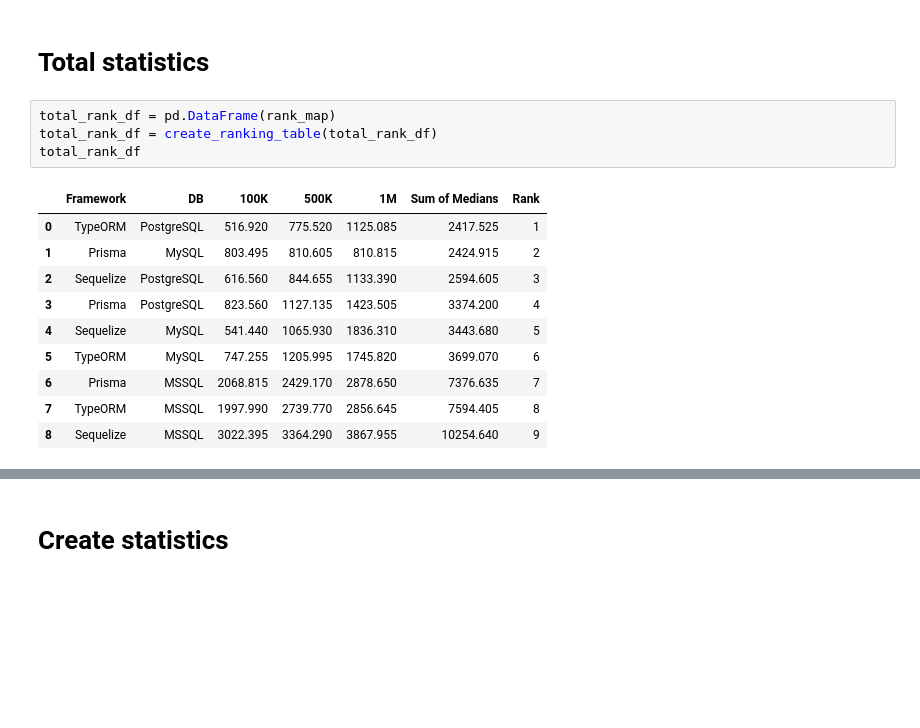
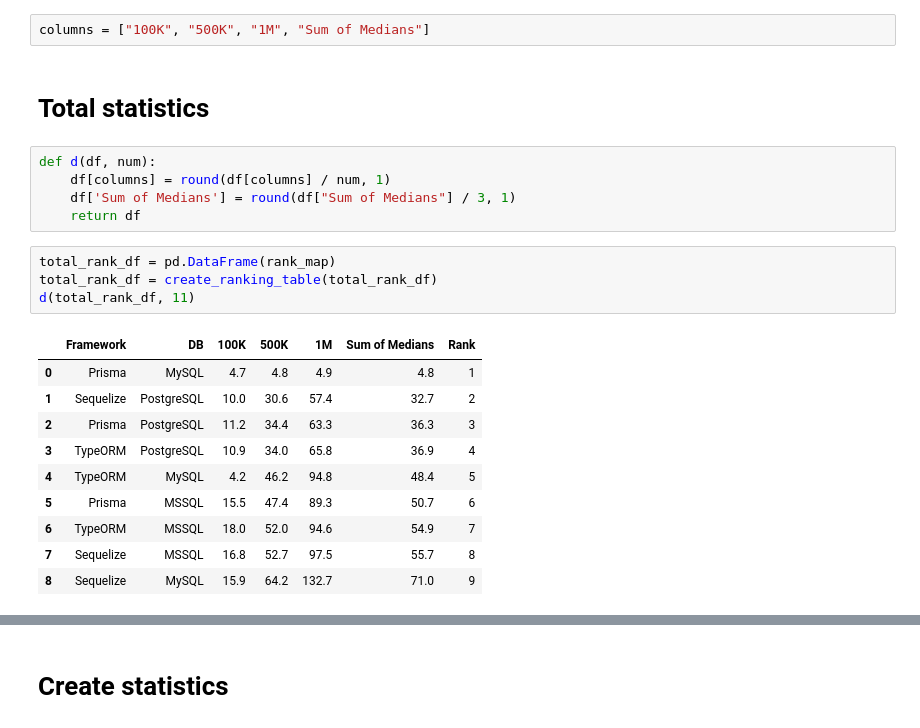
Before and after one commit to tdhoor/orm-client, a Jupyter notebook: script.ipynb, the cells around one changed output, grey strips where cells are left out. Cells and saved outputs as stored; diff of their text form; blank space fills up the shorter version.

Commit message:
updated result tables

```diff
--- a/script.ipynb
+++ b/script.ipynb
@@ -460,20 +636,27 @@ For a scientific paper I messure the performance of various ORM frameworks accro
+# %%
+columns = ["100K", "500K", "1M", "Sum of Medians"]
 # %% [markdown]
 # Total statistics
+# %%
+def d(df, num):
+    df[columns] = round(df[columns] / num, 1)
+    df['Sum of Medians'] = round(df["Sum of Medians"] / 3, 1)
+    return df
 # %%
 total_rank_df = pd.DataFrame(rank_map)
 total_rank_df = create_ranking_table(total_rank_df)
-total_rank_df
+d(total_rank_df, 11)
 # %% [output]
 |  | Framework | DB | 100K | 500K | 1M | Sum of Medians | Rank |
-| 0 | TypeORM | PostgreSQL | 516.920 | 775.520 | 1125.085 | 2417.525 | 1 |
-| 1 | Prisma | MySQL | 803.495 | 810.605 | 810.815 | 2424.915 | 2 |
-| 2 | Sequelize | PostgreSQL | 616.560 | 844.655 | 1133.390 | 2594.605 | 3 |
-| 3 | Prisma | PostgreSQL | 823.560 | 1127.135 | 1423.505 | 3374.200 | 4 |
-| 4 | Sequelize | MySQL | 541.440 | 1065.930 | 1836.310 | 3443.680 | 5 |
-| 5 | TypeORM | MySQL | 747.255 | 1205.995 | 1745.820 | 3699.070 | 6 |
-| 6 | Prisma | MSSQL | 2068.815 | 2429.170 | 2878.650 | 7376.635 | 7 |
-| 7 | TypeORM | MSSQL | 1997.990 | 2739.770 | 2856.645 | 7594.405 | 8 |
-| 8 | Sequelize | MSSQL | 3022.395 | 3364.290 | 3867.955 | 10254.640 | 9 |
+| 0 | Prisma | MySQL | 4.7 | 4.8 | 4.9 | 4.8 | 1 |
+| 1 | Sequelize | PostgreSQL | 10.0 | 30.6 | 57.4 | 32.7 | 2 |
+| 2 | Prisma | PostgreSQL | 11.2 | 34.4 | 63.3 | 36.3 | 3 |
+| 3 | TypeORM | PostgreSQL | 10.9 | 34.0 | 65.8 | 36.9 | 4 |
+| 4 | TypeORM | MySQL | 4.2 | 46.2 | 94.8 | 48.4 | 5 |
+| 5 | Prisma | MSSQL | 15.5 | 47.4 | 89.3 | 50.7 | 6 |
+| 6 | TypeORM | MSSQL | 18.0 | 52.0 | 94.6 | 54.9 | 7 |
+| 7 | Sequelize | MSSQL | 16.8 | 52.7 | 97.5 | 55.7 | 8 |
+| 8 | Sequelize | MySQL | 15.9 | 64.2 | 132.7 | 71.0 | 9 |
 # %%
 ranking_table_to_latex(total_rank_df, "CRUD")
 # %% [output]
```
Also changed, not shown: parts of 24 cells of this notebook.
